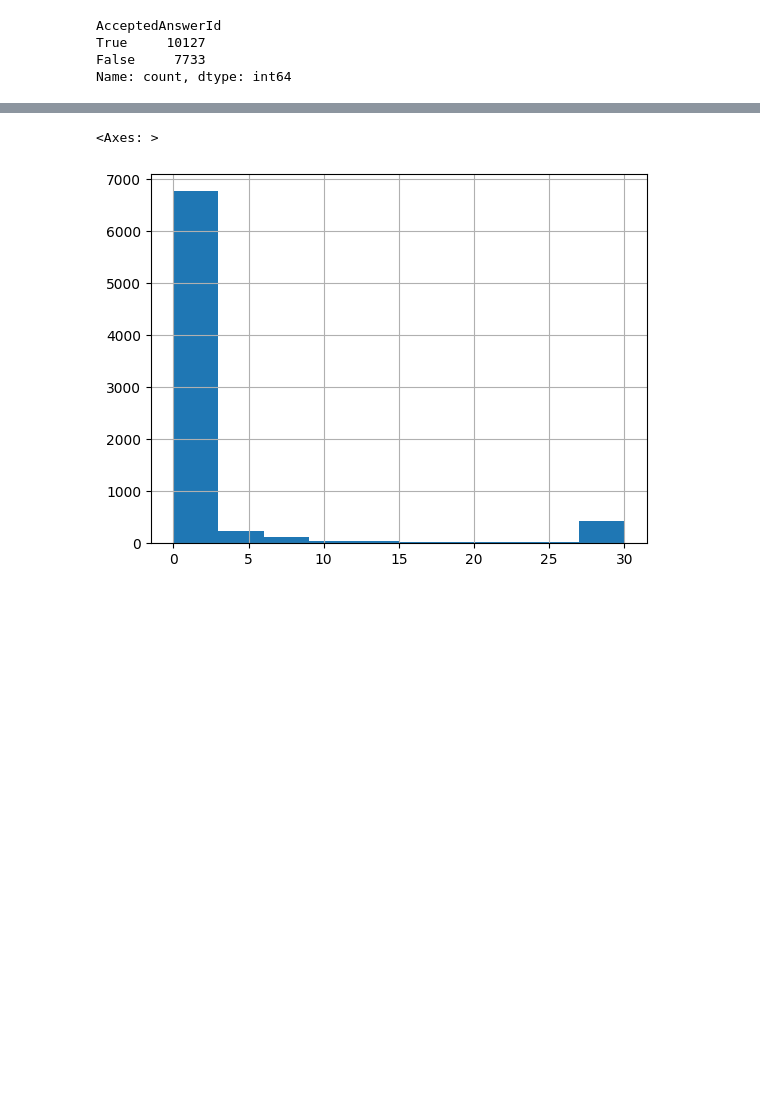
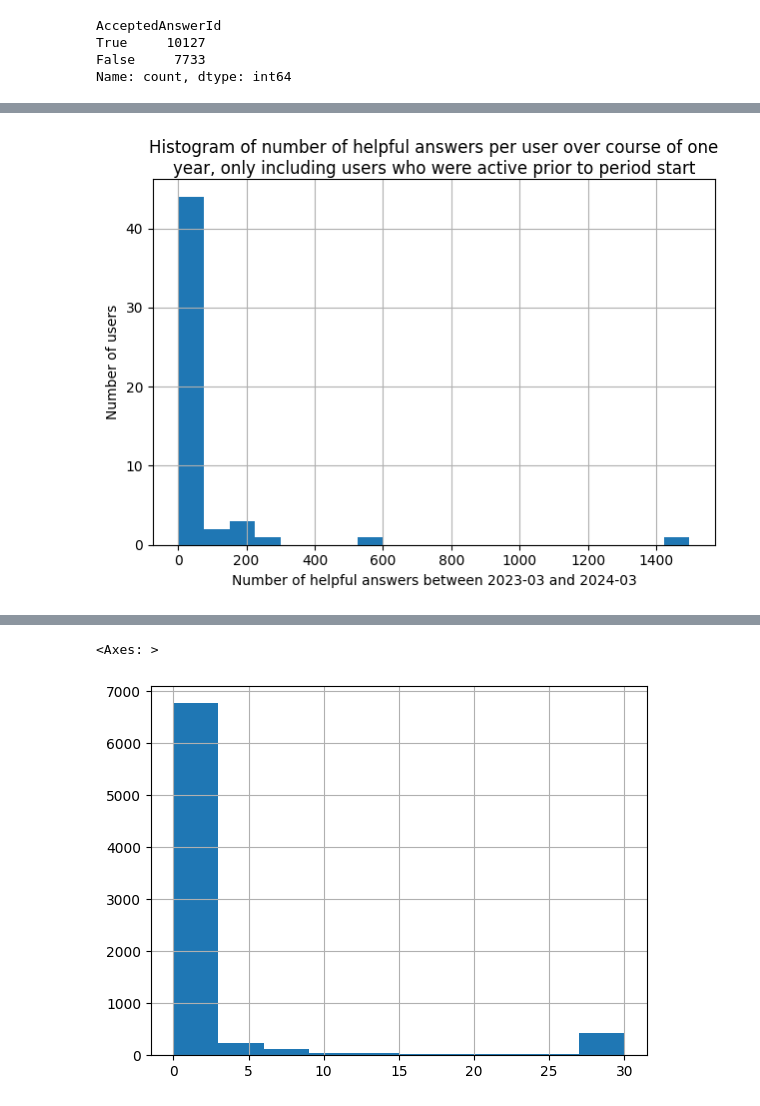
Before and after one commit to isaacbacker/GroupPres_SDS, a Jupyter notebook: Notebooks/fsds25_ex_wk01d02.ipynb, the cells around one changed output, grey strips where cells are left out. Drawn from its saved outputs; the diff is of its cells as text; code cells hidden in the pictures; blank space fills up the shorter version.

```diff
--- a/Notebooks/fsds25_ex_wk01d02.ipynb
+++ b/Notebooks/fsds25_ex_wk01d02.ipynb
@@ -205,0 +266,3 @@ Name: count, dtype: int64
+# %%
+mi, ma = helpful_answers.month.min(), helpful_answers.month.max()
+cross = pd.MultiIndex.from_product([pd.date_range(start=mi, end=ma, freq="M"), helpful_answers.OwnerUserId_y.unique()])
@@ -205,0 +321,3 @@ Name: count, dtype: int64
+# %%
+user_first_posted_at = post_df.groupby('OwnerUserId_x')['CreationDate_x'].min()
+user_last_posted_at = post_df.groupby('OwnerUserId_x')['CreationDate_x'].max()
@@ -205,0 +369,10 @@ Name: count, dtype: int64
+# %%
+user_helpful_answer_count = helpful_answers[helpful_answers['OwnerUserId_y'].isin(included_users)].groupby('OwnerUserId_y').size().sort_values(ascending=False)
+user_helpful_answer_count.hist(bins=20)
+from matplotlib import pyplot as plt
+plt.xlabel(f'Number of helpful answers between {ma - pd.DateOffset(years=1):%Y-%m} and {ma:%Y-%m}')
+plt.ylabel('Number of users')
+plt.title('Histogram of number of helpful answers per user over course of one year, only including users who were active prior to period start', wrap=True)
+plt.tight_layout()
+# %% [output]
+[figure, added]
```
Also changed, not shown: parts of 21 cells of this notebook.
